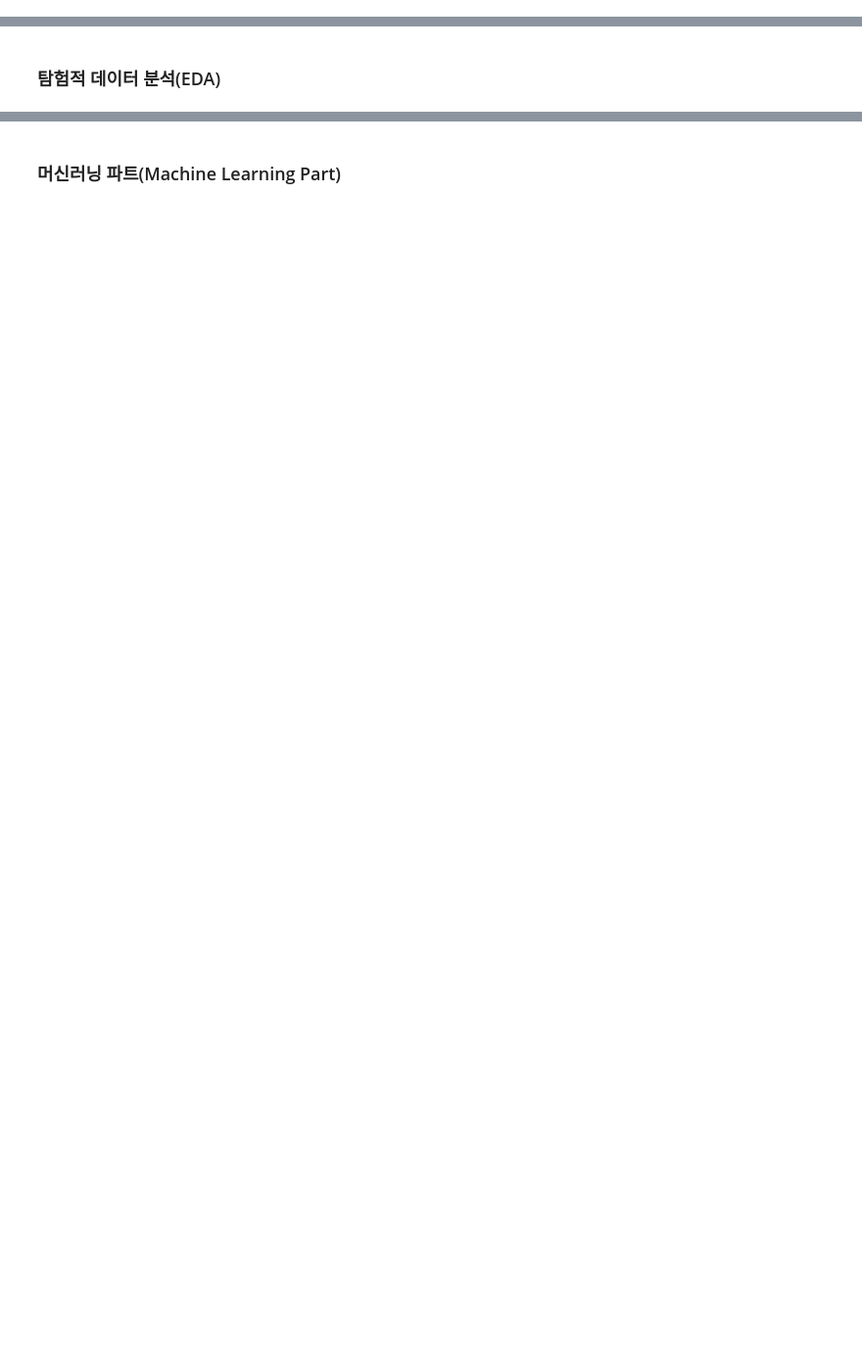
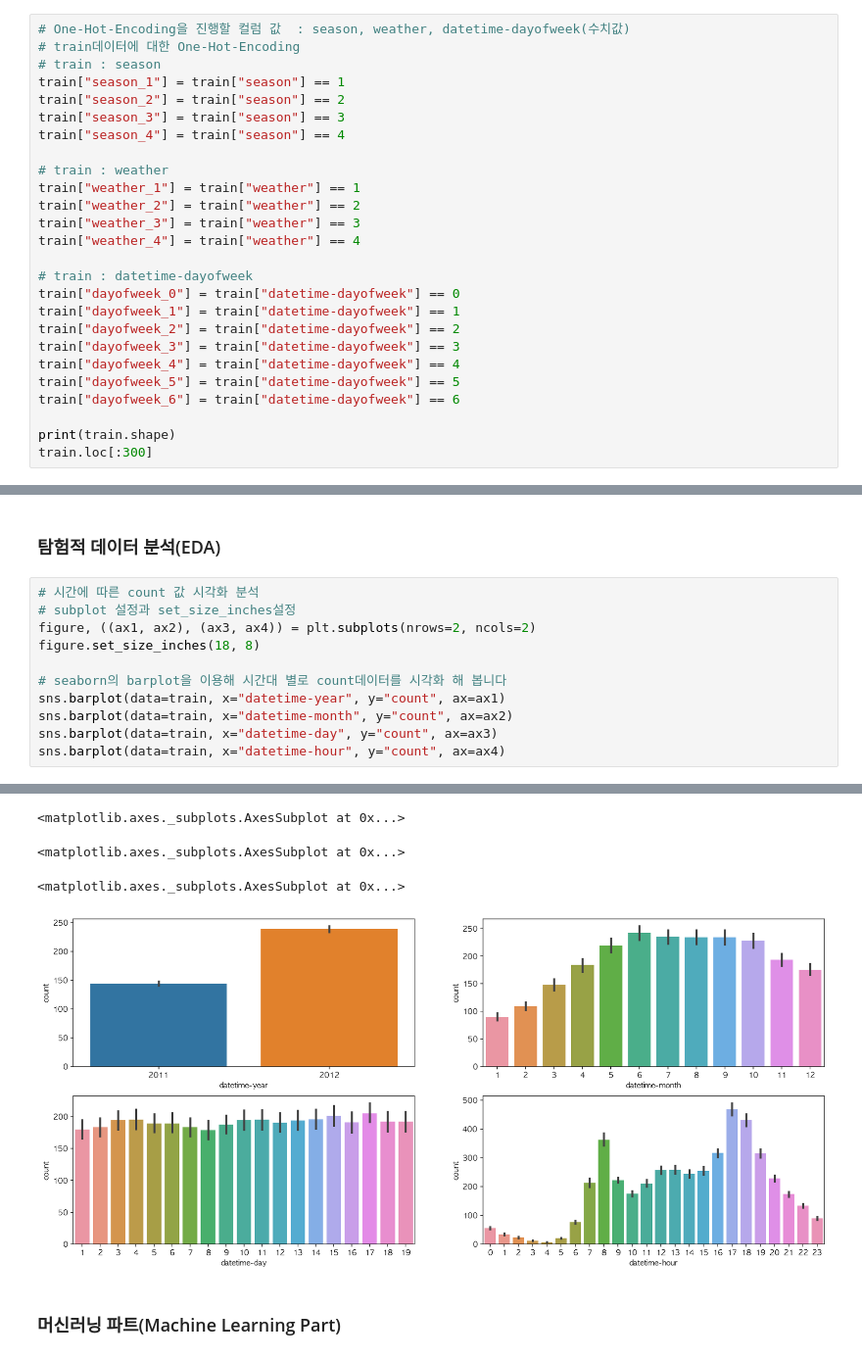
Before and after one commit to ybear90/Kaggle_competition, a Jupyter notebook: Bike_Sharing_Demand/Bike_1st/Bike_Sharing_Demand_Day_1.ipynb, the cells around one changed output, grey strips where cells are left out. Shown at 98% size. Cells and saved outputs as stored; diff of their text form; blank space fills up the shorter version.

```diff
--- a/Bike_Sharing_Demand/Bike_1st/Bike_Sharing_Demand_Day_1.ipynb
+++ b/Bike_Sharing_Demand/Bike_1st/Bike_Sharing_Demand_Day_1.ipynb
@@ -202,0 +207,26 @@ test[["datetime-year", "datetime-month", "datetime-day", "datetime-dayofweek(hum
+# %%
+# One-Hot-Encoding을 진행할 컬럼 값  : season, weather, datetime-dayofweek(수치값)
+# train데이터에 대한 One-Hot-Encoding
+# train : season
+train["season_1"] = train["season"] == 1
+train["season_2"] = train["season"] == 2
+train["season_3"] = train["season"] == 3
+train["season_4"] = train["season"] == 4
+
+# train : weather
+train["weather_1"] = train["weather"] == 1
+train["weather_2"] = train["weather"] == 2
+train["weather_3"] = train["weather"] == 3
+train["weather_4"] = train["weather"] == 4
+
+# train : datetime-dayofweek
+train["dayofweek_0"] = train["datetime-dayofweek"] == 0
+train["dayofweek_1"] = train["datetime-dayofweek"] == 1
+train["dayofweek_2"] = train["datetime-dayofweek"] == 2
+train["dayofweek_3"] = train["datetime-dayofweek"] == 3
+train["dayofweek_4"] = train["datetime-dayofweek"] == 4
+train["dayofweek_5"] = train["datetime-dayofweek"] == 5
+train["dayofweek_6"] = train["datetime-dayofweek"] == 6
+
+print(train.shape)
+train.loc[:300]
@@ -203,2 +315,14 @@ test[["datetime-year", "datetime-month", "datetime-day", "datetime-dayofweek(hum
 # %% [markdown]
 ### 탐험적 데이터 분석(EDA)
+# %%
+# 시간에 따른 count 값 시각화 분석
+# subplot 설정과 set_size_inches설정
+figure, ((ax1, ax2), (ax3, ax4)) = plt.subplots(nrows=2, ncols=2)
+figure.set_size_inches(18, 8)
+
+# seaborn의 barplot을 이용해 시간대 별로 count데이터를 시각화 해 봅니다
+sns.barplot(data=train, x="datetime-year", y="count", ax=ax1)
+sns.barplot(data=train, x="datetime-month", y="count", ax=ax2)
+sns.barplot(data=train, x="datetime-day", y="count", ax=ax3)
+sns.barplot(data=train, x="datetime-hour", y="count", ax=ax4)
+# %% [output]
@@ -205,2 +330,6 @@ test[["datetime-year", "datetime-month", "datetime-day", "datetime-dayofweek(hum
+<matplotlib.axes._subplots.AxesSubplot at 0x...>
+<matplotlib.axes._subplots.AxesSubplot at 0x...>
+<matplotlib.axes._subplots.AxesSubplot at 0x...>
+[figure, added]
 # %% [markdown]
 ### 머신러닝 파트(Machine Learning Part)
```
Also changed, not shown: parts of 9 cells of this notebook, 42 other files.
